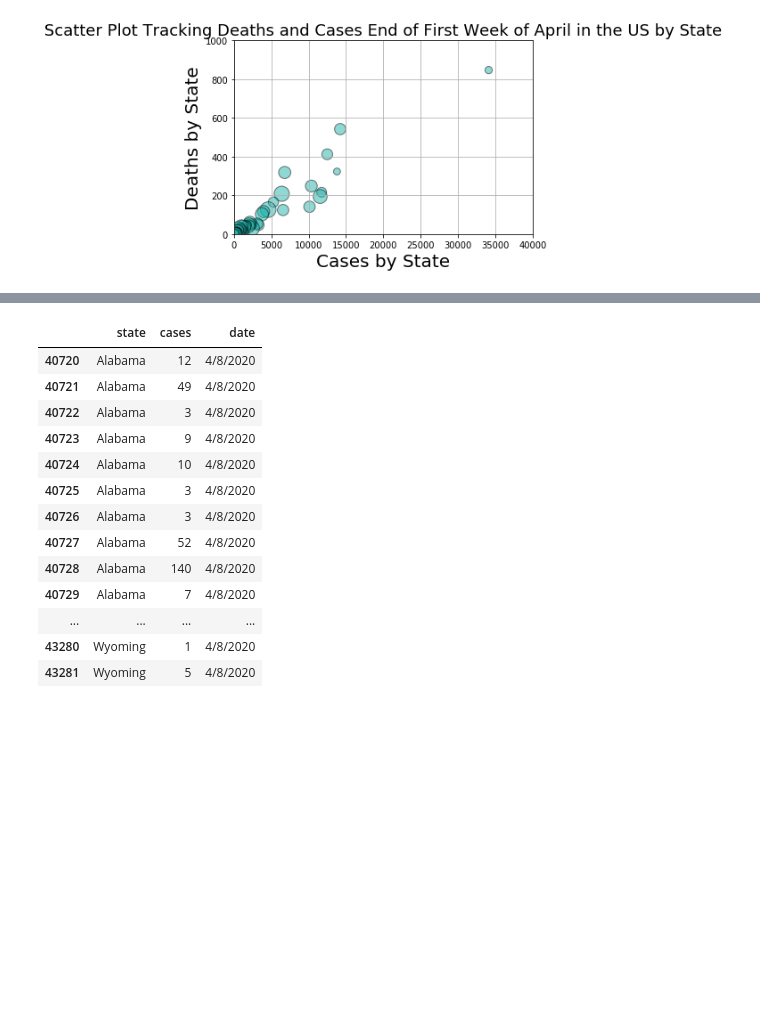
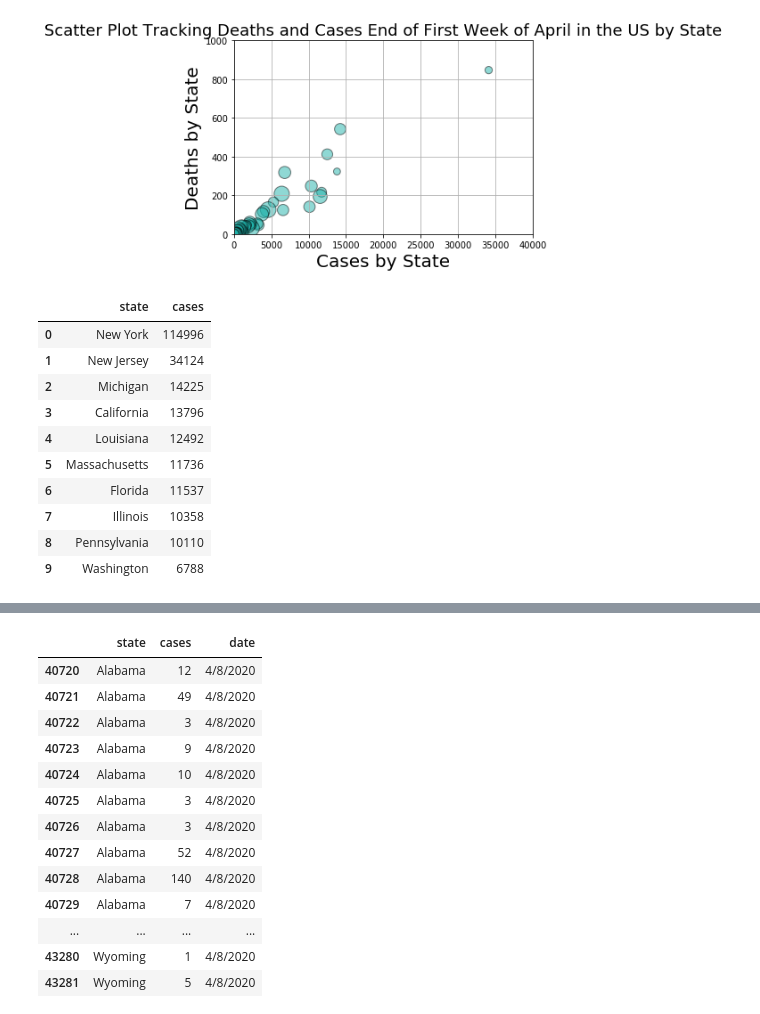
Before and after one commit to irwinmier96/Extra_Side_Projects, a Jupyter notebook: Coronavirus Cases by U.S County 2020/covid_states.ipynb, the cells around one changed output, grey strips where cells are left out. Saved outputs shown, nothing was run; the diff lists cells and outputs as text; code cells hidden in the pictures; blank space fills up the shorter version.

```diff
--- a/Coronavirus Cases by U.S County 2020/covid_states.ipynb
+++ b/Coronavirus Cases by U.S County 2020/covid_states.ipynb
@@ -128,0 +130,14 @@ april_8_cases = april_8_cases.head(10)
+# %%
+april_8_cases
+# %% [output]
+|  | state | cases |
+| 0 | New York | 114996 |
+| 1 | New Jersey | 34124 |
+| 2 | Michigan | 14225 |
+| 3 | California | 13796 |
+| 4 | Louisiana | 12492 |
+| 5 | Massachusetts | 11736 |
+| 6 | Florida | 11537 |
+| 7 | Illinois | 10358 |
+| 8 | Pennsylvania | 10110 |
+| 9 | Washington | 6788 |
```
Also changed, not shown: parts of 4 cells of this notebook, 2 other files.
